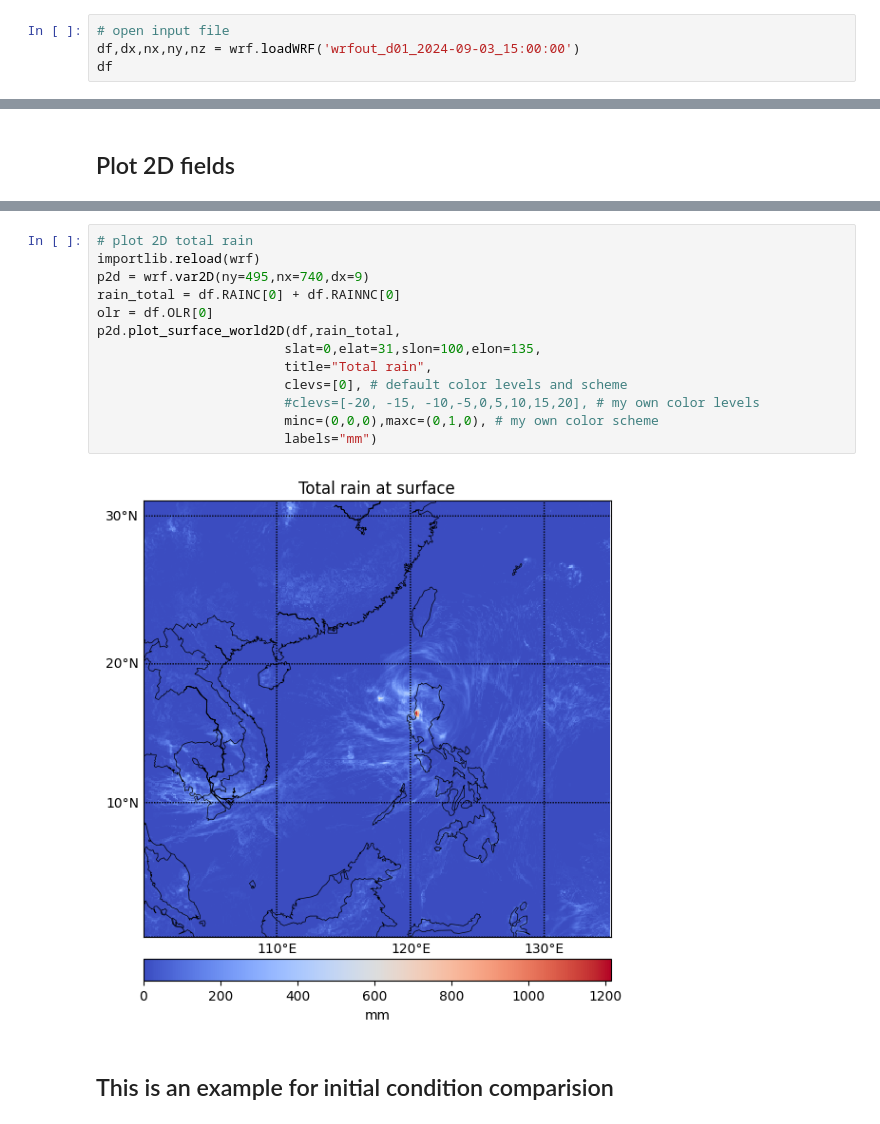
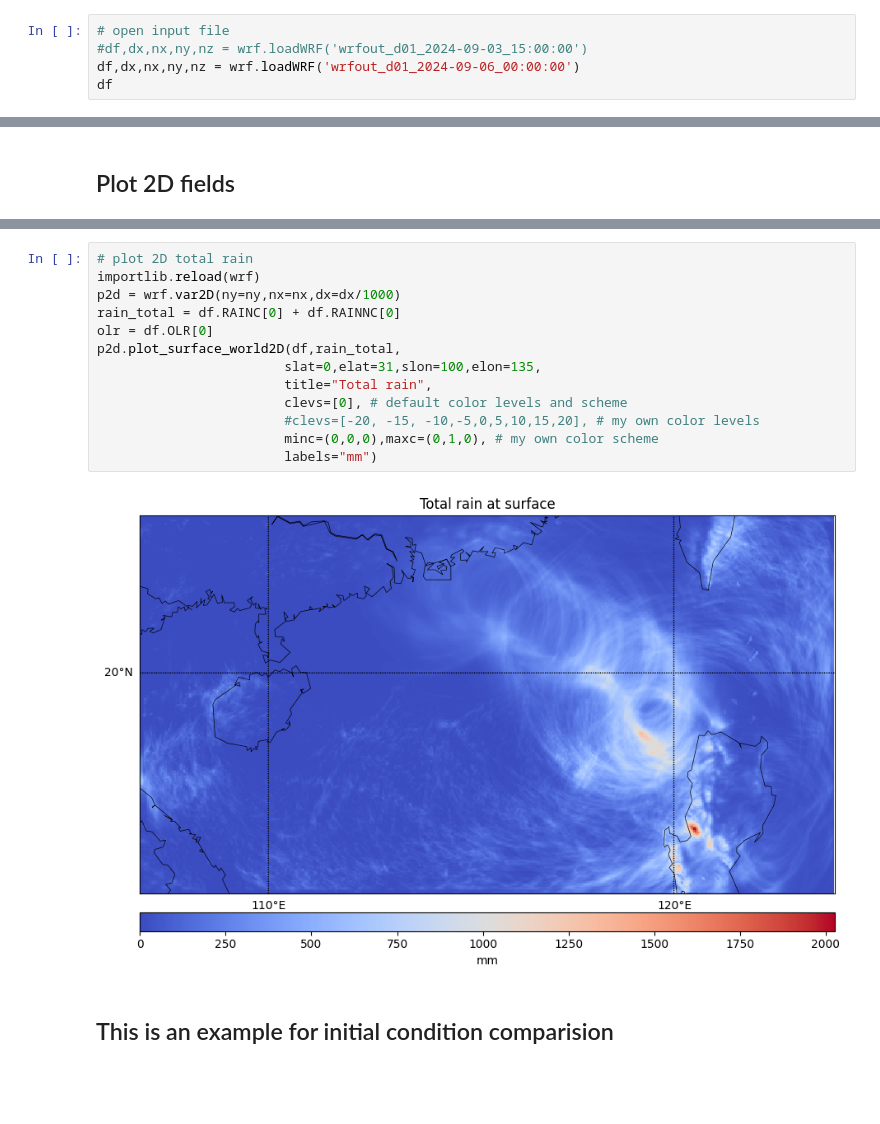
Before and after one commit to kieucq/diagnosePy, a Jupyter notebook: plotWRF_Yagi.ipynb, the cells around one changed output, grey strips where cells are left out. Saved outputs shown, nothing was run; the diff lists cells and outputs as text; blank space fills up the shorter version.

```diff
--- a/plotWRF_Yagi.ipynb
+++ b/plotWRF_Yagi.ipynb
@@ -9,6 +9,7 @@ import importlib
 ## Plot 3D fields
 # %%
 # open input file
-df,dx,nx,ny,nz = wrf.loadWRF('wrfout_d01_2024-09-03_15:00:00')
+#df,dx,nx,ny,nz = wrf.loadWRF('wrfout_d01_2024-09-03_15:00:00')
+df,dx,nx,ny,nz = wrf.loadWRF('wrfout_d01_2024-09-06_00:00:00')
 df
 # %% [output]
@@ -95,18 +148,18 @@ Plotting customized color range
 # %%
 # plot 2D total rain
 importlib.reload(wrf)
-p2d = wrf.var2D(ny=495,nx=740,dx=9)
+p2d = wrf.var2D(ny=ny,nx=nx,dx=dx/1000)
 rain_total = df.RAINC[0] + df.RAINNC[0]
 olr = df.OLR[0]
 p2d.plot_surface_world2D(df,rain_total,
                         slat=0,elat=31,slon=100,elon=135,
                         title="Total rain",
                         clevs=[0], # default color levels and scheme
                         #clevs=[-20, -15, -10,-5,0,5,10,15,20], # my own color levels
                         minc=(0,0,0),maxc=(0,1,0), # my own color scheme
                         labels="mm")
 # %% [output]
-[figure, old version]
+[figure, new version]
 # %% [markdown]
 ## This is an example for initial condition comparision
 # %%
```
Also changed, not shown: parts of 7 cells of this notebook, 1 other file.
